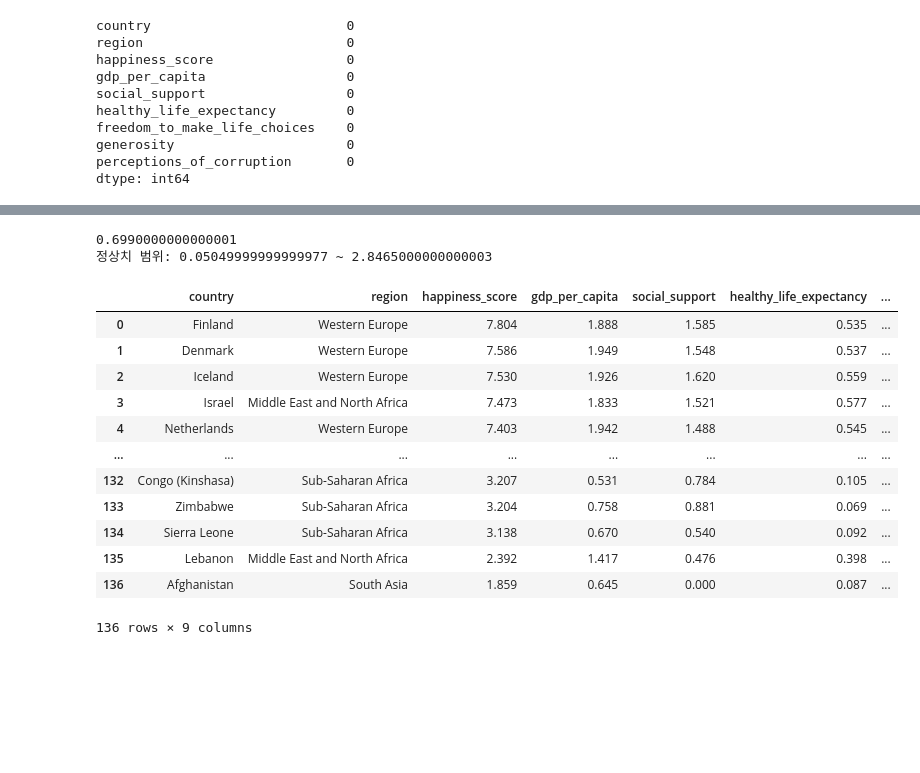
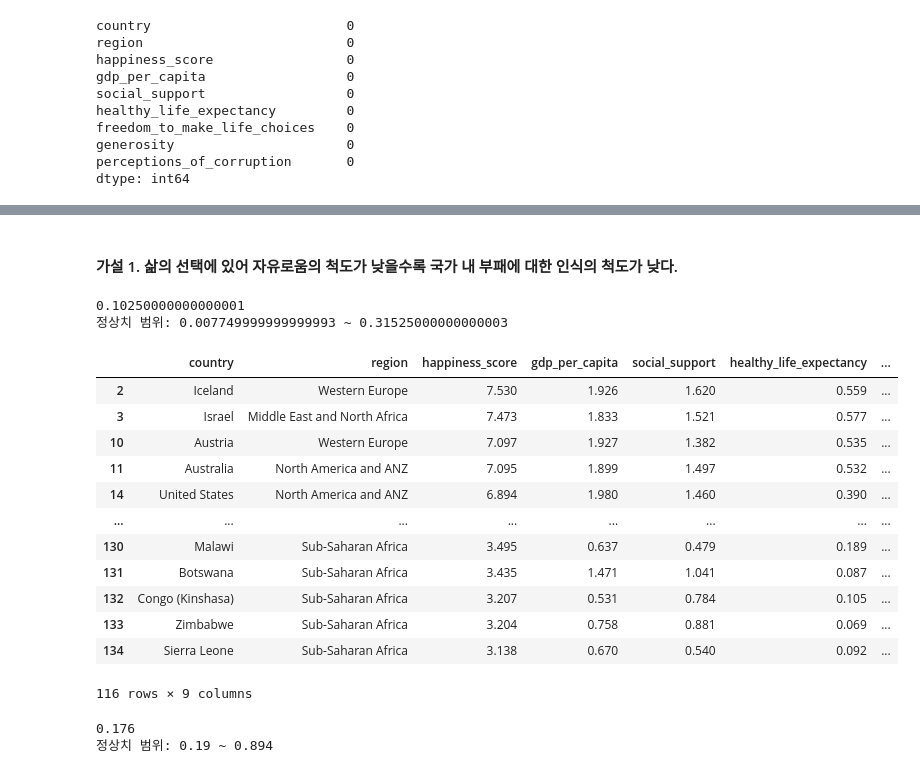
Before and after one commit to ccocco55/study-data-analysis, a Jupyter notebook: c_pandas/b_pandas_task.ipynb, the cells around one changed output, grey strips where cells are left out. Saved outputs shown, nothing was run; the diff lists cells and outputs as text; code cells hidden in the pictures; blank space fills up the shorter version.

```diff
--- a/c_pandas/b_pandas_task.ipynb
+++ b/c_pandas/b_pandas_task.ipynb
@@ -117,37 +99,55 @@ plt.show()
+# %% [markdown]
+#### 가설 1. 삶의 선택에 있어 자유로움의 척도가 낮을수록 국가 내 부패에 대한 인식의 척도가 낮다.
 # %%
 import numpy as np
 from scipy.stats import iqr
 
-happiness_Q1 = np.percentile(happiness_df['gdp_per_capita'], 25)
-happiness_Q3 = np.percentile(happiness_df['gdp_per_capita'], 75)
+happiness_Q1 = np.percentile(happiness_df['perceptions_of_corruption'], 25)
+happiness_Q3 = np.percentile(happiness_df['perceptions_of_corruption'], 75)
 
-iqr_value = iqr(happiness_df['gdp_per_capita'])
+iqr_value = iqr(happiness_df['perceptions_of_corruption'])
 print(iqr_value)
 
-lower_bound = happiness_Q1 - 1.5 * iqr_value
+lower_bound = happiness_Q1 - 0.5 * iqr_value
 upper_bound = happiness_Q3 + 1.5 * iqr_value
 print(f'정상치 범위: {lower_bound} ~ {upper_bound}')
 # %% [output]
-0.6990000000000001
-정상치 범위: 0.05049999999999977 ~ 2.8465000000000003
+0.10250000000000001
+정상치 범위: 0.007749999999999993 ~ 0.31525000000000003
 # %%
-condition1 = happiness_df['gdp_per_capita'] >= lower_bound
-condition2 = happiness_df['gdp_per_capita'] <= upper_bound
+condition1 = happiness_df['perceptions_of_corruption'] >= lower_bound
+condition2 = happiness_df['perceptions_of_corruption'] <= upper_bound
 condition = condition1 & condition2
 
 happiness_df = happiness_df[condition]
 happiness_df
 # %% [output]
 |  | country | region | happiness_score | gdp_per_capita | social_support | healthy_life_expectancy | ... |
-| 0 | Finland | Western Europe | 7.804 | 1.888 | 1.585 | 0.535 | ... |
-| 1 | Denmark | Western Europe | 7.586 | 1.949 | 1.548 | 0.537 | ... |
 | 2 | Iceland | Western Europe | 7.530 | 1.926 | 1.620 | 0.559 | ... |
 | 3 | Israel | Middle East and North Africa | 7.473 | 1.833 | 1.521 | 0.577 | ... |
-| 4 | Netherlands | Western Europe | 7.403 | 1.942 | 1.488 | 0.545 | ... |
+| 10 | Austria | Western Europe | 7.097 | 1.927 | 1.382 | 0.535 | ... |
+| 11 | Australia | North America and ANZ | 7.095 | 1.899 | 1.497 | 0.532 | ... |
+| 14 | United States | North America and ANZ | 6.894 | 1.980 | 1.460 | 0.390 | ... |
 | ... | ... | ... | ... | ... | ... | ... | ... |
+| 130 | Malawi | Sub-Saharan Africa | 3.495 | 0.637 | 0.479 | 0.189 | ... |
+| 131 | Botswana | Sub-Saharan Africa | 3.435 | 1.471 | 1.041 | 0.087 | ... |
 | 132 | Congo (Kinshasa) | Sub-Saharan Africa | 3.207 | 0.531 | 0.784 | 0.105 | ... |
 | 133 | Zimbabwe | Sub-Saharan Africa | 3.204 | 0.758 | 0.881 | 0.069 | ... |
 | 134 | Sierra Leone | Sub-Saharan Africa | 3.138 | 0.670 | 0.540 | 0.092 | ... |
-| 135 | Lebanon | Middle East and North Africa | 2.392 | 1.417 | 0.476 | 0.398 | ... |
-| 136 | Afghanistan | South Asia | 1.859 | 0.645 | 0.000 | 0.087 | ... |
-136 rows × 9 columns
+116 rows × 9 columns
+# %%
+import numpy as np
+from scipy.stats import iqr
+
+happiness_Q1 = np.percentile(happiness_df['freedom_to_make_life_choices'], 25)
+happiness_Q3 = np.percentile(happiness_df['freedom_to_make_life_choices'], 75)
+
+iqr_value = iqr(happiness_df['freedom_to_make_life_choices'])
+print(iqr_value)
+
+lower_bound = happiness_Q1 - 1.5 * iqr_value
+upper_bound = happiness_Q3 + 1.5 * iqr_value
+print(f'정상치 범위: {lower_bound} ~ {upper_bound}')
+# %% [output]
+0.176
+정상치 범위: 0.19 ~ 0.894
```
Also changed, not shown: parts of 14 cells of this notebook.
